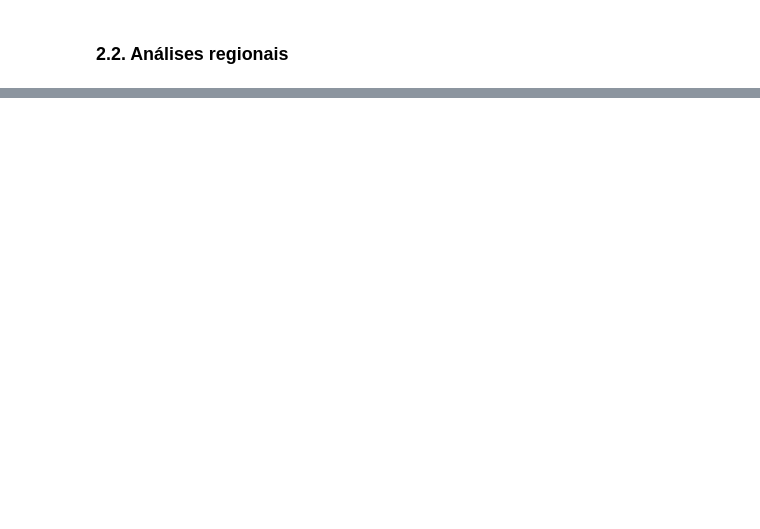
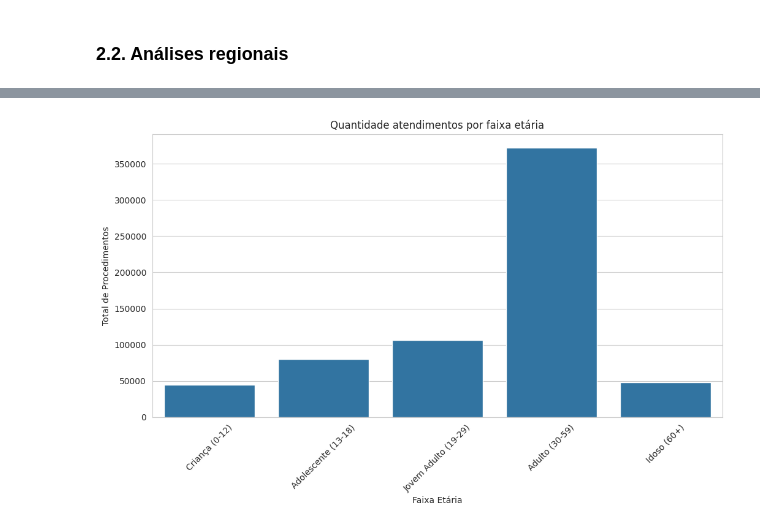
Before and after one commit to maria-exe/Saude-Mental-Curitiba-Regiao, a Jupyter notebook: notebooks/02-analise-exploratoria.ipynb, the cells around one changed output, grey strips where cells are left out. Saved outputs shown, nothing was run; the diff lists cells and outputs as text; code cells hidden in the pictures; blank space fills up the shorter version.

```diff
--- a/notebooks/02-analise-exploratoria.ipynb
+++ b/notebooks/02-analise-exploratoria.ipynb
@@ -116,0 +204,28 @@ Name: quantidade_atendimentos, dtype: int64
+# %%
+ordem_correta = [
+    'Criança (0-12)',
+    'Adolescente (13-18)',
+    'Jovem Adulto (19-29)',
+    'Adulto (30-59)',
+    'Idoso (60+)'
+]
+
+plt.figure(figsize=(12, 6))
+
+
+sns.barplot(
+    data=df_analise,
+    x='faixa_etaria',
+    y='quantidade_atendimentos',
+    estimator=sum,
+    order=ordem_correta,
+    errorbar=None
+)
+
+plt.xticks(rotation=45)
+plt.title('Quantidade atendimentos por faixa etária')
+plt.ylabel('Total de Procedimentos')
+plt.xlabel('Faixa Etária')
+plt.show()
+# %% [output]
+[figure, added]
```
Also changed, not shown: parts of 12 cells of this notebook.
